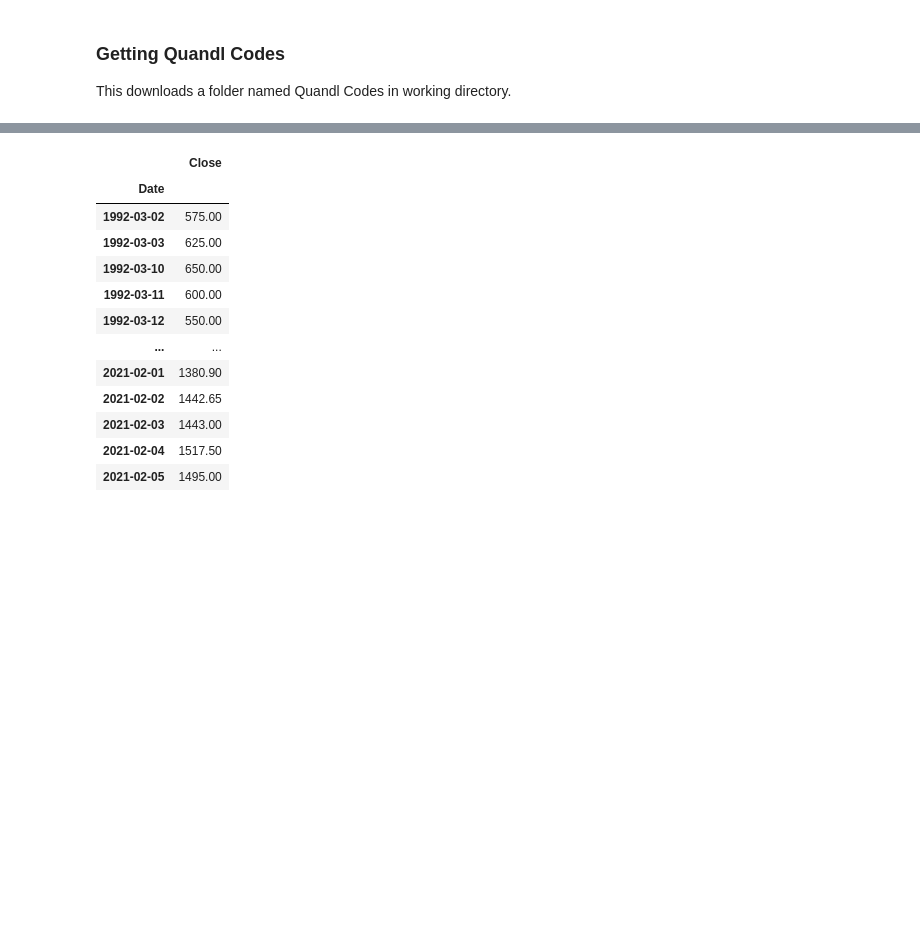
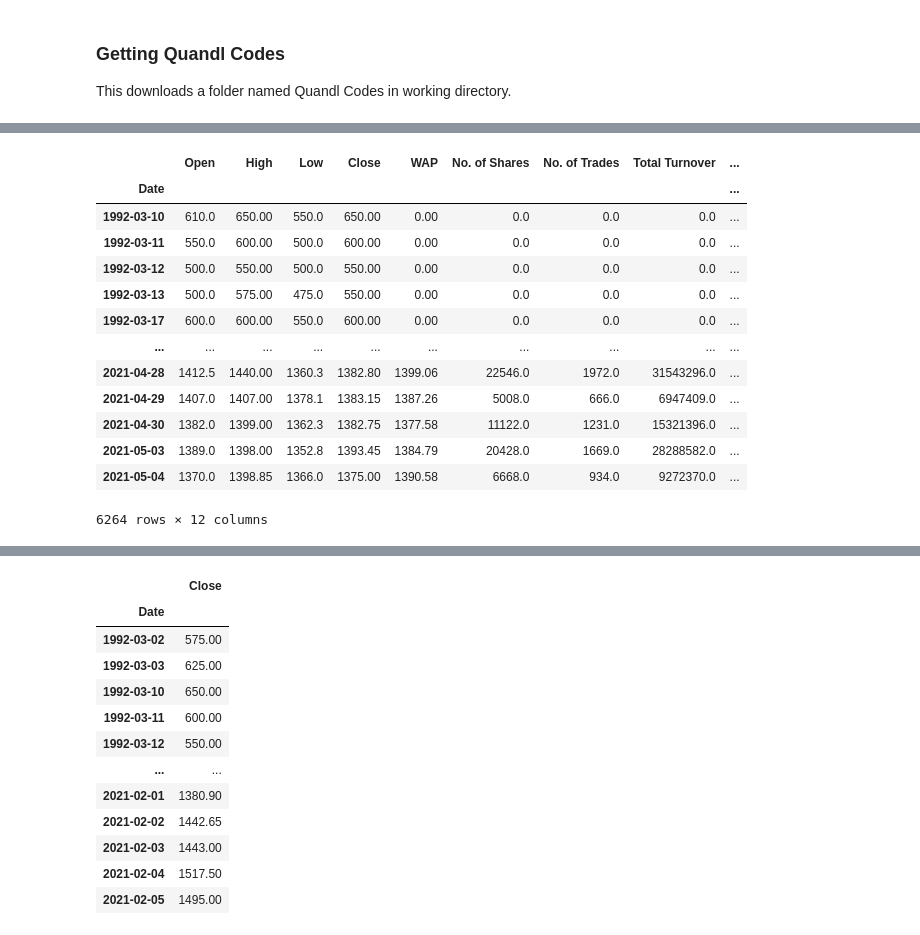
Before and after one commit to ariesiitr/BSE-Serverless-Predictor, a Jupyter notebook: data_extraction.ipynb, the cells around one changed output, grey strips where cells are left out. Cells and saved outputs as stored; diff of their text form; code cells hidden in the pictures; blank space fills up the shorter version.

```diff
--- a/data_extraction.ipynb
+++ b/data_extraction.ipynb
@@ -53,5 +72,22 @@ for row,company in quandl_codes.iterrows():
         #data.to_excel('data/'+company_name+'.xlsx')
         close.to_excel('data/close.xlsx')
 # %%
-data1=quandl.get('BSE/BOM500002')
+data1=quandl.get('BSE/BOM500002',start_date='1992/03/05')
 data2=quandl.get('BSE/BOM500003',start_date='1992/03/05')
+# %%
+data1
+# %% [output]
+|  | Open | High | Low | Close | WAP | No. of Shares | No. of Trades | Total Turnover | ... |
+| Date |  |  |  |  |  |  |  |  | ... |
+| 1992-03-10 | 610.0 | 650.00 | 550.0 | 650.00 | 0.00 | 0.0 | 0.0 | 0.0 | ... |
+| 1992-03-11 | 550.0 | 600.00 | 500.0 | 600.00 | 0.00 | 0.0 | 0.0 | 0.0 | ... |
+| 1992-03-12 | 500.0 | 550.00 | 500.0 | 550.00 | 0.00 | 0.0 | 0.0 | 0.0 | ... |
+| 1992-03-13 | 500.0 | 575.00 | 475.0 | 550.00 | 0.00 | 0.0 | 0.0 | 0.0 | ... |
+| 1992-03-17 | 600.0 | 600.00 | 550.0 | 600.00 | 0.00 | 0.0 | 0.0 | 0.0 | ... |
+| ... | ... | ... | ... | ... | ... | ... | ... | ... | ... |
+| 2021-04-28 | 1412.5 | 1440.00 | 1360.3 | 1382.80 | 1399.06 | 22546.0 | 1972.0 | 31543296.0 | ... |
+| 2021-04-29 | 1407.0 | 1407.00 | 1378.1 | 1383.15 | 1387.26 | 5008.0 | 666.0 | 6947409.0 | ... |
+| 2021-04-30 | 1382.0 | 1399.00 | 1362.3 | 1382.75 | 1377.58 | 11122.0 | 1231.0 | 15321396.0 | ... |
+| 2021-05-03 | 1389.0 | 1398.00 | 1352.8 | 1393.45 | 1384.79 | 20428.0 | 1669.0 | 28288582.0 | ... |
+| 2021-05-04 | 1370.0 | 1398.85 | 1366.0 | 1375.00 | 1390.58 | 6668.0 | 934.0 | 9272370.0 | ... |
+6264 rows × 12 columns
```
Also changed, not shown: parts of 30 cells of this notebook, 8 other files.
